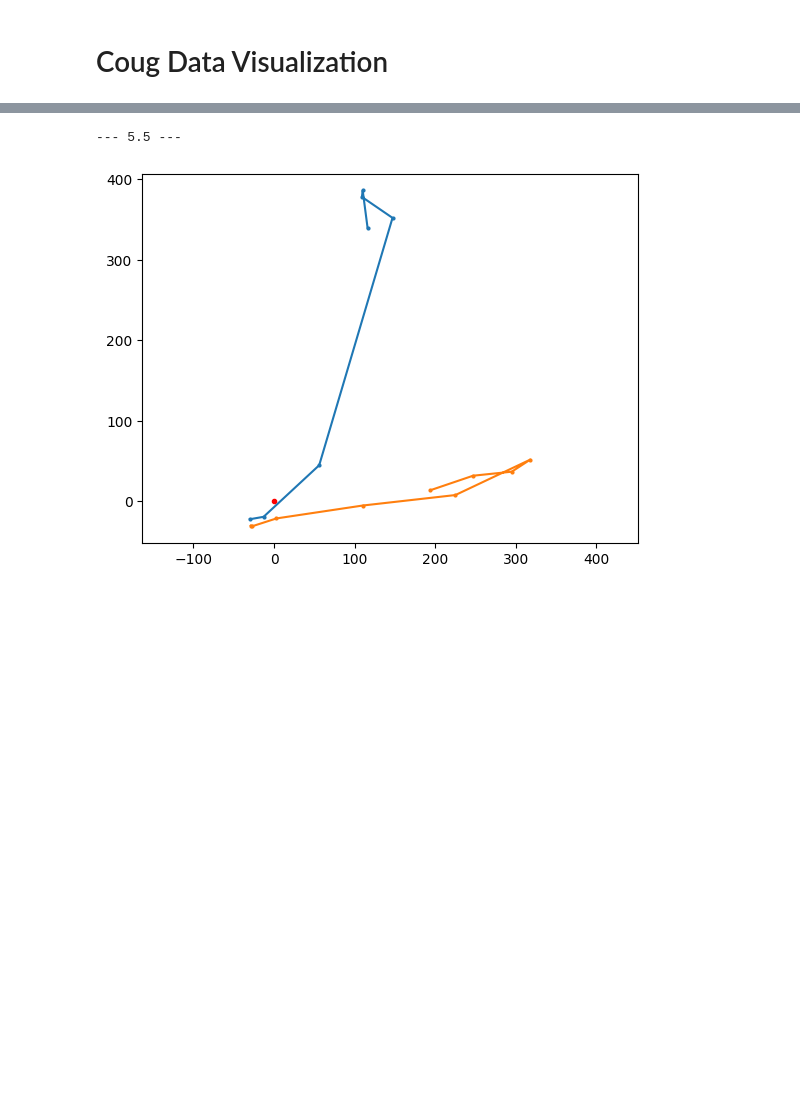
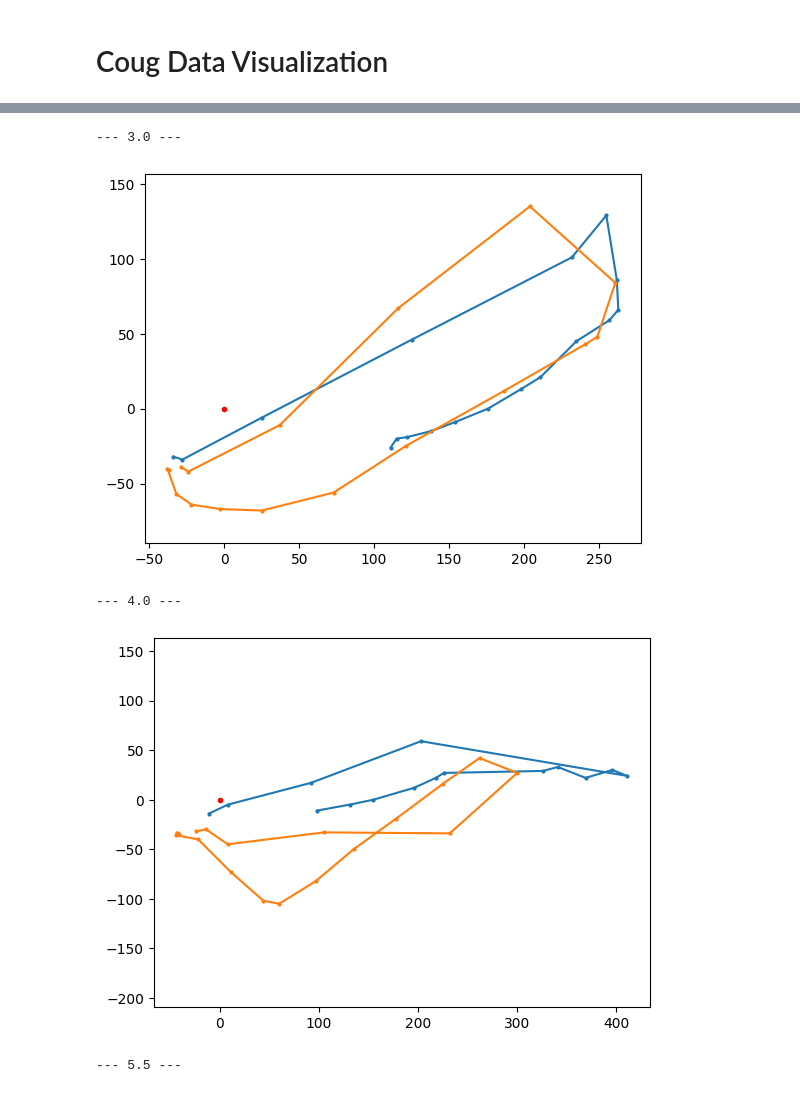
Before and after one commit to BYU-FRoSt-Lab/cougars-base-station, a Jupyter notebook: postprocessing/mission_plot.ipynb, the cells around one changed output, grey strips where cells are left out. Drawn from its saved outputs; the diff is of its cells as text; code cells hidden in the pictures; blank space fills up the shorter version.

```diff
--- a/postprocessing/mission_plot.ipynb
+++ b/postprocessing/mission_plot.ipynb
@@ -12,12 +12,12 @@ from scipy.stats import linregress
 # %%
 # User Variables
 
-ROSBAGS_DIR = "../../bag"
+ROSBAGS_DIR = "~/so_apr_18_bags"
 SAVES_DIR = "../../bag/converted_bags"
 
-MISSION_KEYWORDS = ["5.5"]
-VEHCILE_NAMESPACES = ["/coug1", "/coug2", "/coug3"]
-VEHICLE_IDS = [1,2,3]
+MISSION_KEYWORDS = ["3.0","4.0","5.5"]
+VEHCILE_NAMESPACES = ["/coug1", "/coug2"]
+VEHICLE_IDS = [1,2]
 
 VERBOSE=True
 # %%
@@ -137,18 +167,24 @@ for mission, dfsByTopic in dfsByMission.items():
 # %%
 # Modem predicted paths relative to base station
 for mission, dfsByTopic in dfsByMission.items():
-    print(f"--- {mission} ---")
-    bst_rec = dfsByTopic["/modem_rec"]
+    try:
+        print(f"--- {mission} ---")
+        bst_rec = dfsByTopic["/modem_rec"]
 
-    for bid in range(15):
-        modem_from_bid = bst_rec[bst_rec['src_id']==bid]
-        if len(modem_from_bid)>0:
-            plt.plot(modem_from_bid['position_easting'],
-                    modem_from_bid['position_northing'],
-                    "-o", markersize=2)
-    plt.plot([0],[0],'ro',markersize=3)
-    plt.axis('equal')
-    plt.show()
+        for bid in range(15):
+            modem_from_bid = bst_rec[bst_rec['src_id']==bid]
+            if len(modem_from_bid)>0:
+                plt.plot(modem_from_bid['position_easting'],
+                        modem_from_bid['position_northing'],
+                        "-o", markersize=2)
+        plt.plot([0],[0],'ro',markersize=3)
+        plt.axis('equal')
+        plt.show()
+    except KeyError:
+        print("no data")
 # %% [output]
---- 5.5 ---
+--- 3.0 ---
-[figure, old version]
+[figure, new version]
+--- 4.0 ---
+[figure, added]
+--- 5.5 ---
```
Also changed, not shown: parts of 14 cells of this notebook, 1 other file.
